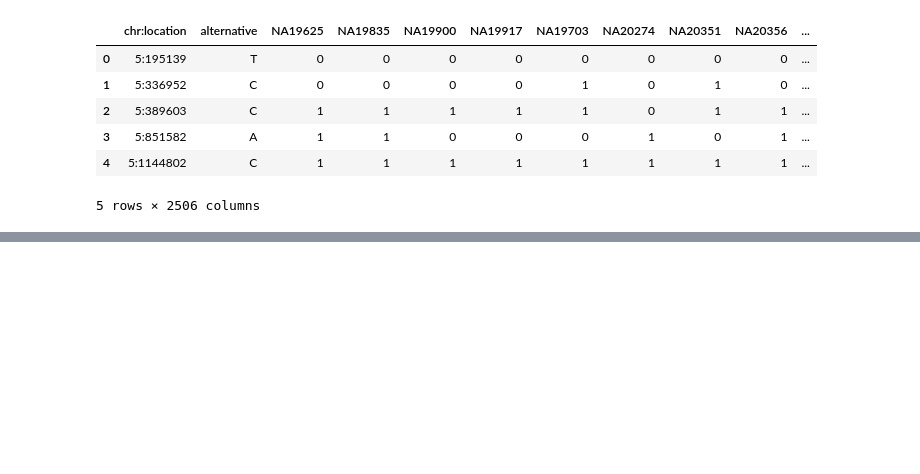
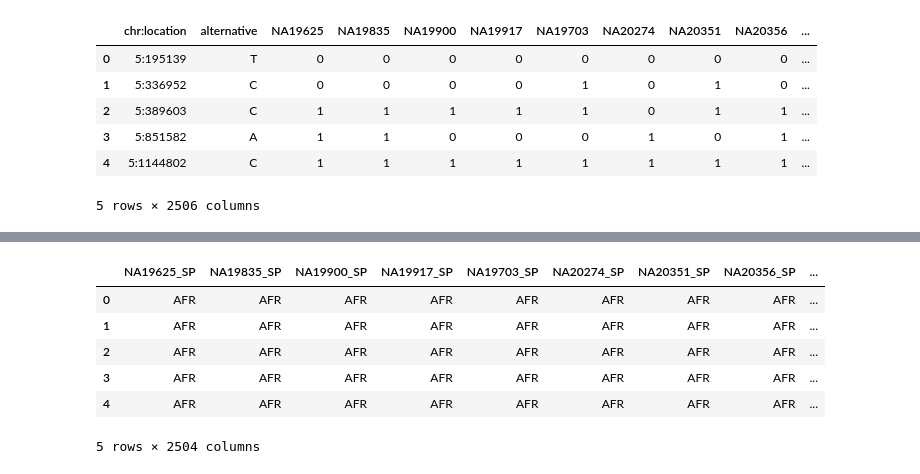
Before and after one commit to JCBucio/amphora-health-genomics-challenge, a Jupyter notebook: src/1_data-augmentation.ipynb, the cells around one changed output, grey strips where cells are left out. Drawn from its saved outputs; the diff is of its cells as text; code cells hidden in the pictures; blank space fills up the shorter version.

```diff
--- a/src/1_data-augmentation.ipynb
+++ b/src/1_data-augmentation.ipynb
@@ -49,0 +75,12 @@ len(superpopulation_dummies)
+# %%
+# Add a '_SP' string to the end of the column names
+population_df.columns = population_df.columns + '_SP'
+population_df.head()
+# %% [output]
+|  | NA19625_SP | NA19835_SP | NA19900_SP | NA19917_SP | NA19703_SP | NA20274_SP | NA20351_SP | NA20356_SP | ... |
+| 0 | AFR | AFR | AFR | AFR | AFR | AFR | AFR | AFR | ... |
+| 1 | AFR | AFR | AFR | AFR | AFR | AFR | AFR | AFR | ... |
+| 2 | AFR | AFR | AFR | AFR | AFR | AFR | AFR | AFR | ... |
+| 3 | AFR | AFR | AFR | AFR | AFR | AFR | AFR | AFR | ... |
+| 4 | AFR | AFR | AFR | AFR | AFR | AFR | AFR | AFR | ... |
+5 rows × 2504 columns
```
Also changed, not shown: parts of 9 cells of this notebook, 3 other files.
